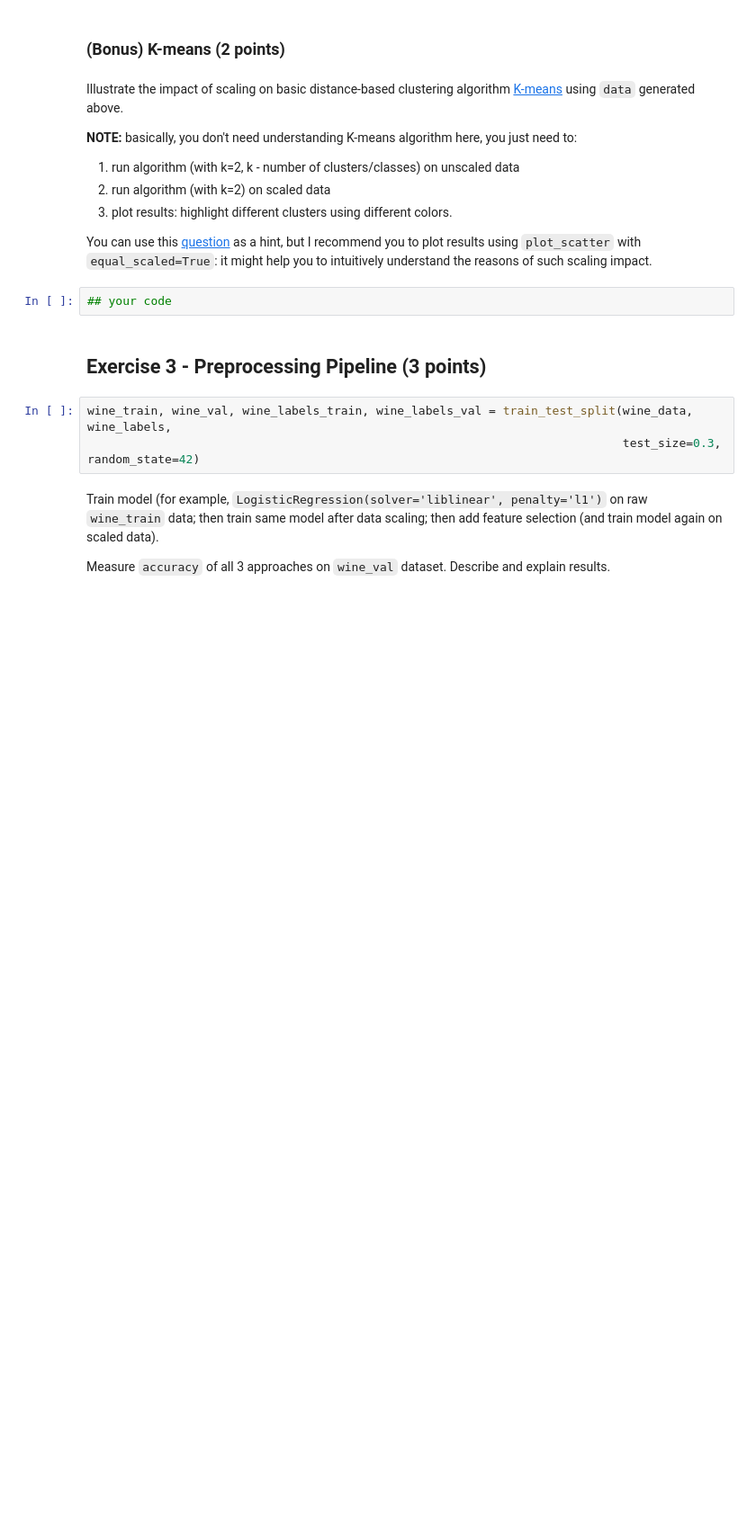
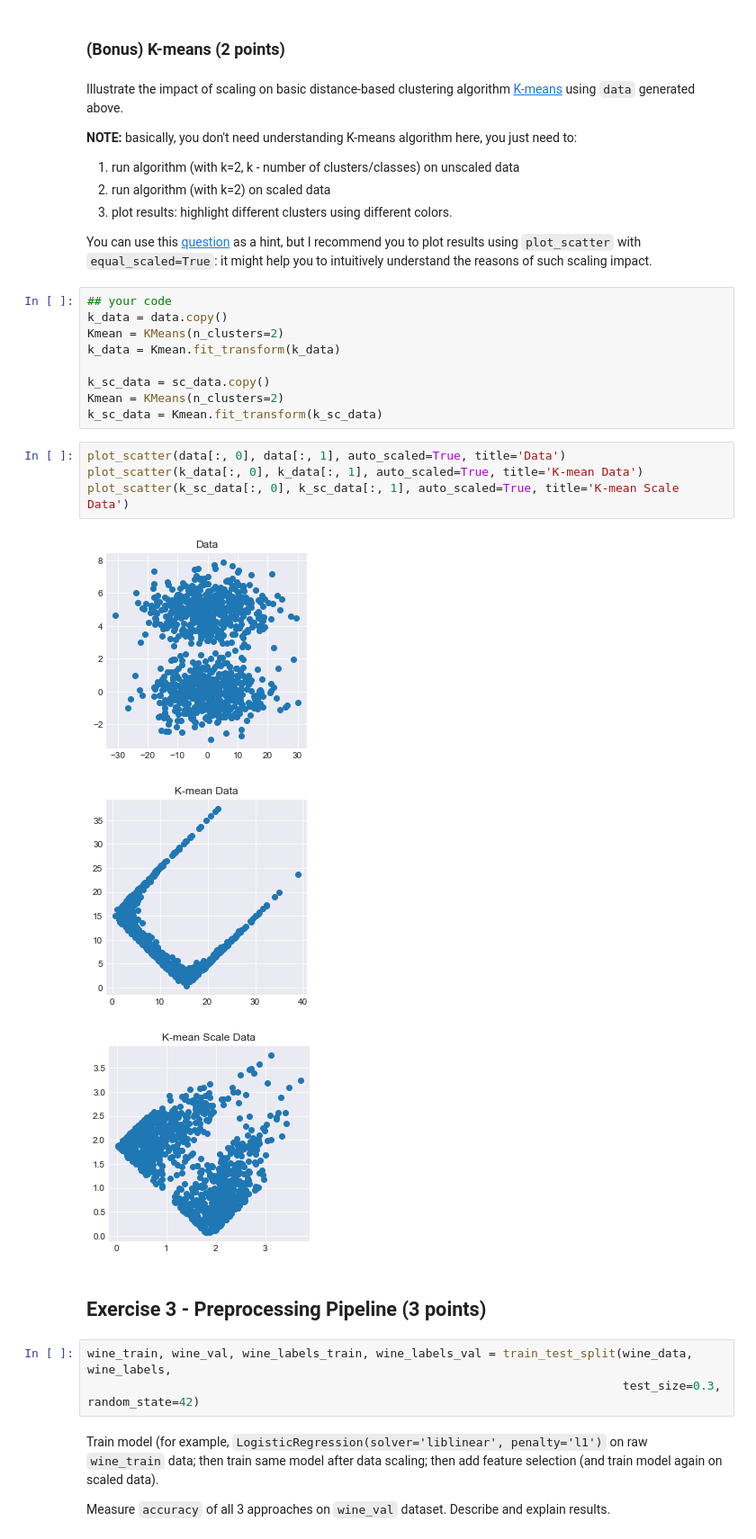
Before and after one commit to kinkpunk/ml-intro, a Jupyter notebook: 4_feature_engineering_selection/feature_engineering_selection.ipynb, the cells around one changed output. Shown: that part at 90% size. Drawn from its saved outputs; the diff is of its cells as text; blank space fills up the shorter version.

```diff
--- a/4_feature_engineering_selection/feature_engineering_selection.ipynb
+++ b/4_feature_engineering_selection/feature_engineering_selection.ipynb
@@ -537,8 +560,23 @@ Illustrate the impact of scaling on basic distance-based clustering algorithm [K
 3) plot results: highlight different clusters using different colors.
 
 You can use this [question](https://stats.stackexchange.com/questions/89809/is-it-important-to-scale-data-before-clustering/89813) as a hint, but I recommend you to plot results using `plot_scatter` with `equal_scaled=True`: it might help you to intuitively understand the reasons of such scaling impact.
-# %%
-## your code
+# %%
+## your code
+k_data = data.copy()
+Kmean = KMeans(n_clusters=2)
+k_data = Kmean.fit_transform(k_data)
+
+k_sc_data = sc_data.copy()
+Kmean = KMeans(n_clusters=2)
+k_sc_data = Kmean.fit_transform(k_sc_data)
+# %%
+plot_scatter(data[:, 0], data[:, 1], auto_scaled=True, title='Data')
+plot_scatter(k_data[:, 0], k_data[:, 1], auto_scaled=True, title='K-mean Data')
+plot_scatter(k_sc_data[:, 0], k_sc_data[:, 1], auto_scaled=True, title='K-mean Scale Data')
+# %% [output]
+[figure, added]
+[figure, added]
+[figure, added]
 # %% [markdown]
 ## Exercise  3 - Preprocessing Pipeline (3 points)
 # %%
```
Also changed, not shown: parts of 18 cells of this notebook.
